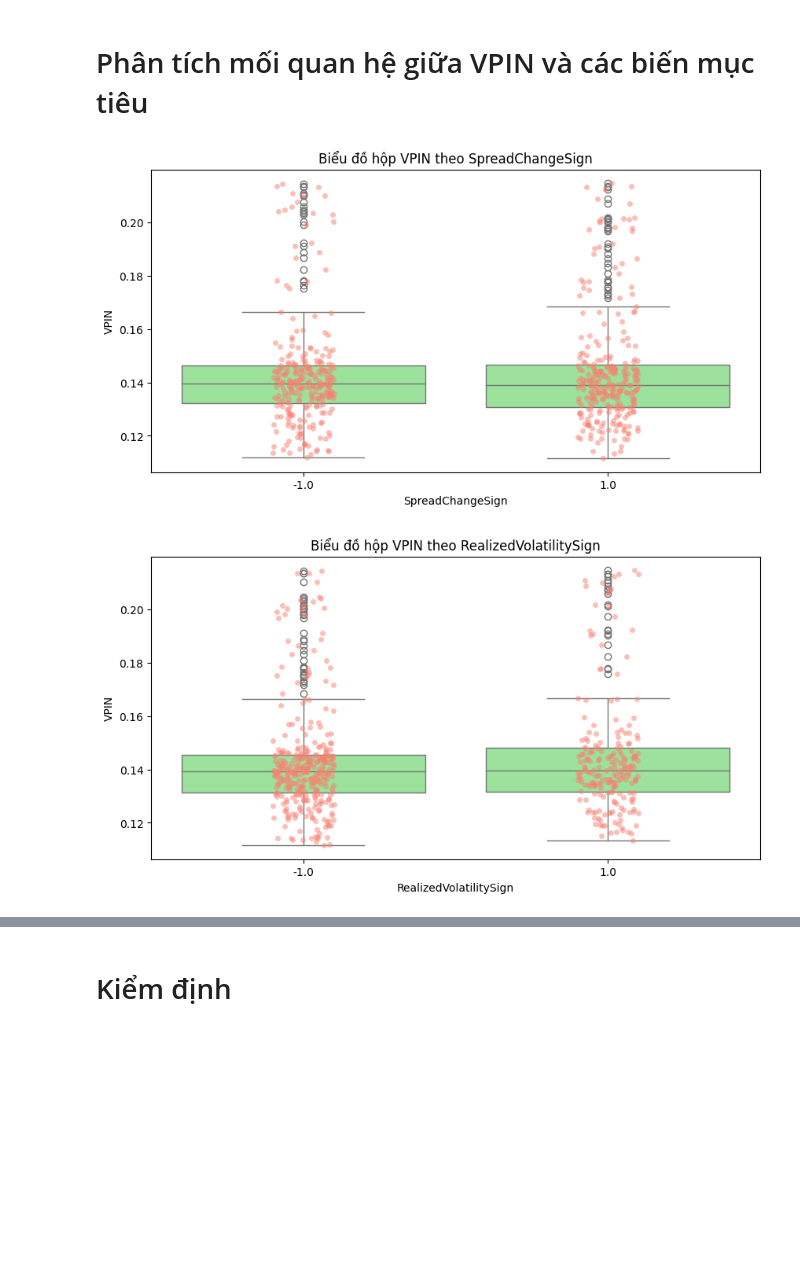
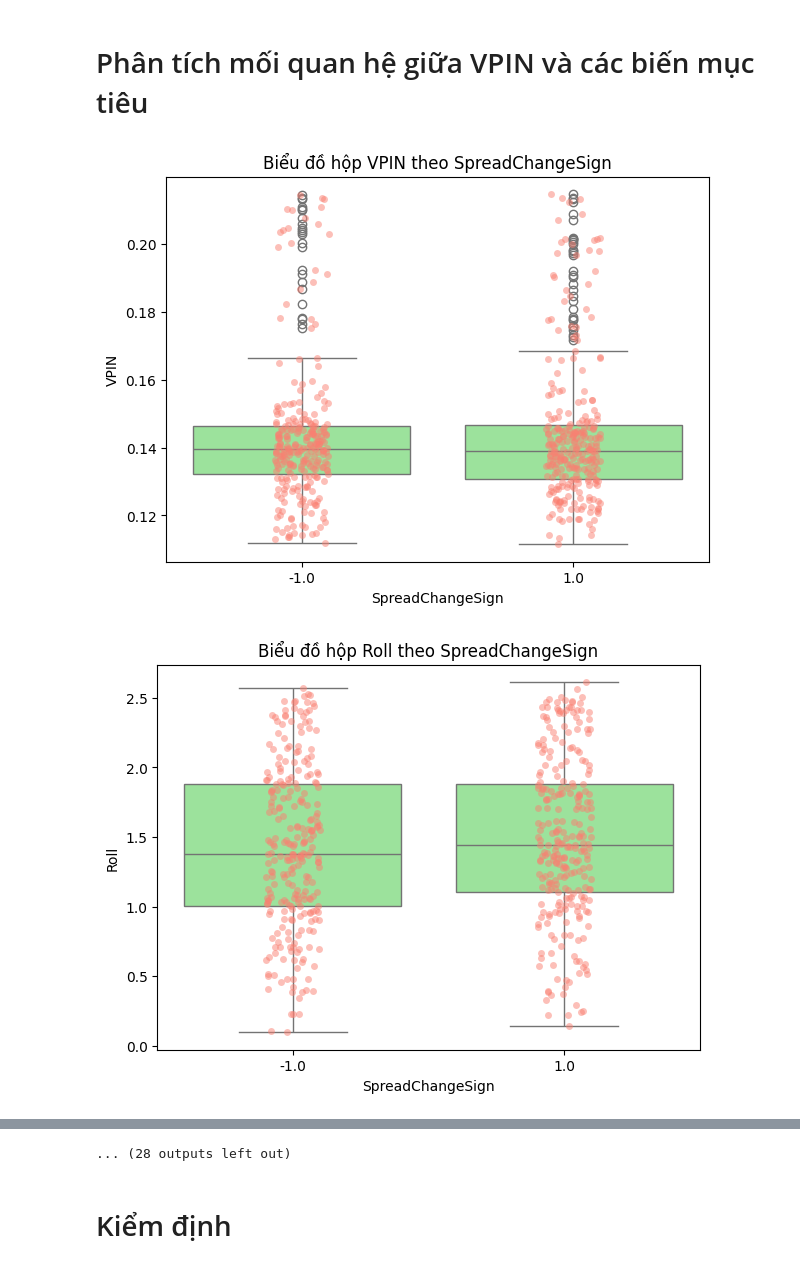
Before and after one commit to HoaPham119/thesis, a Jupyter notebook: code/binance_analysis.ipynb, the cells around one changed output, grey strips where cells are left out. Cells and saved outputs as stored; diff of their text form; code cells hidden in the pictures; blank space fills up the shorter version.

```diff
--- a/code/binance_analysis.ipynb
+++ b/code/binance_analysis.ipynb
@@ -27,6 +25,6 @@ df['Time'] = pd.to_datetime(df['Time'])
 # %%
 lst_input = ["VPIN", "Roll", "RollImpact", "KyleLambda", "AmihudLambda"]
-list_output = ["SpreadChangeSign", "RealizedVolatilitySign", "JB_ChangeSign", "AR_ChangeSign", "SkewnessSign", "KurtosisSign"]
+list_output = ["SpreadChangeSign", "RealizedVolatilitySign", "JB_ChangeSign", "AR_ChangeSign", "SkewnessSign", "KurtosisSign", "ReturnsSign", "MASign"]
 # %% [markdown]
 # Khảo sát bộ data
 # %%
@@ -144,25 +151,27 @@ sns.pairplot(df[['VPIN', 'Roll', 'RollImpact', 'AmihudLambda']])
 # Phân tích mối quan hệ giữa VPIN và các biến mục tiêu
 # %%
 # List các biến mục tiêu
-target_cols = [
-    'SpreadChangeSign',
-    'RealizedVolatilitySign',
-    'JB_ChangeSign',
-    'AR_ChangeSign',
-    'SkewnessSign',
-    'KurtosisSign'
+target_cols = list_output
+# [
+#     'SpreadChangeSign',
+#     'RealizedVolatilitySign',
+#     'JB_ChangeSign',
+#     'AR_ChangeSign',
+#     'SkewnessSign',
+#     'KurtosisSign'
 
-]
+# ]
 # %%
 # Loại bỏ các dữ liệu Nan do việc tính toán các chỉ số thống kê cuộn
 df = df.dropna(subset=target_cols + ['VPIN'])
 # %%
 for col in target_cols:
-    plt.figure(figsize=(10, 5))
-    sns.boxplot(x=col, y='VPIN', data=df, color='lightgreen')
-    sns.stripplot(x=col, y='VPIN', data=df, color='salmon', alpha=0.5, jitter=True)
-    plt.title(f'Biểu đồ hộp VPIN theo {col}')
-    plt.show()
+    for col_in in lst_input:
+        plt.figure(figsize=(7, 5))
+        sns.boxplot(x=col, y=col_in, data=df, color='lightgreen')
+        sns.stripplot(x=col, y=col_in, data=df, color='salmon', alpha=0.5, jitter=True)
+        plt.title(f'Biểu đồ hộp {col_in} theo {col}')
+        plt.show()
 # %% [output]
-[figure, old version]
+[figure, new version]
-[figure, old version]
+[figure, new version]
@@ -173,3 +188,4 @@ for col in target_cols:
+... (28 outputs left out)
 # %%
 # for col in target_cols:
 #     plt.figure(figsize=(6, 2))
```
Also changed, not shown: parts of 17 cells of this notebook, 2 other files.
